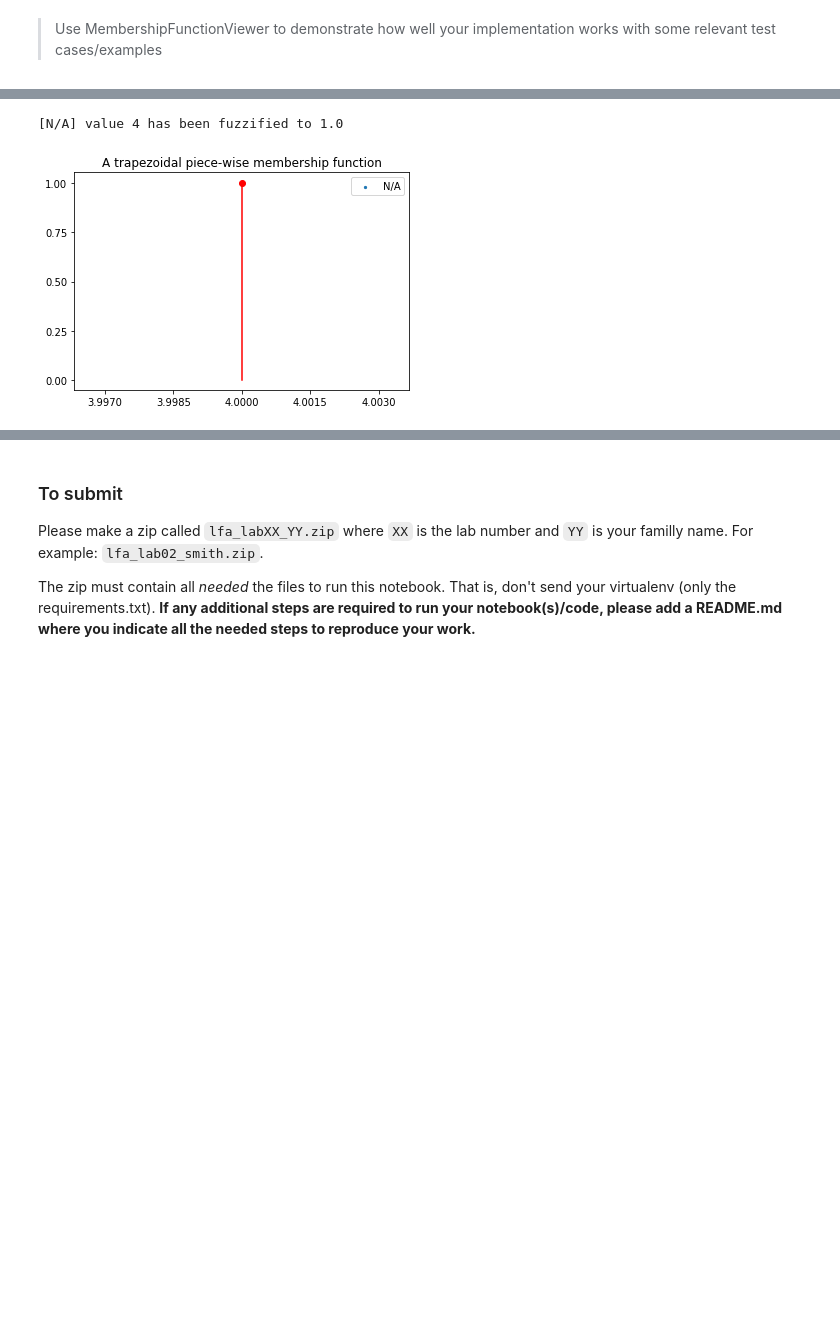
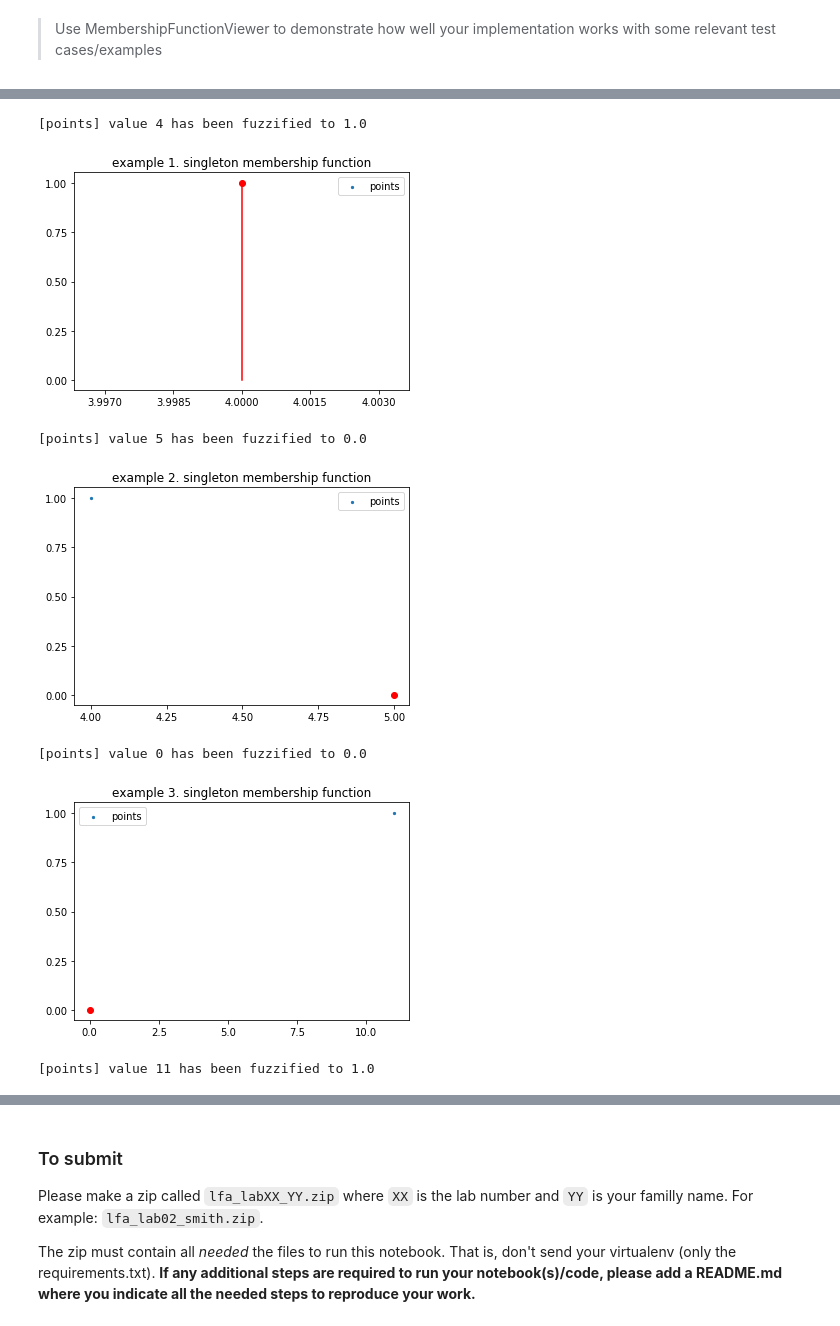
Before and after one commit to Nortalle/LFA_labo_021, a Jupyter notebook: LFA labo 020/membership_functions.ipynb, the cells around one changed output, grey strips where cells are left out. Cells and saved outputs as stored; diff of their text form; code cells hidden in the pictures; blank space fills up the shorter version.

```diff
--- a/LFA labo 020/membership_functions.ipynb
+++ b/LFA labo 020/membership_functions.ipynb
@@ -245,13 +276,44 @@ plt.show()
-# %%
-from fuzzy_systems.core.membership_functions.singleton_mf import SingletonMF
-
-singleton_mf = SingletonMF(4.0)
-fig, ax = plt.subplots()
-ax.set_title("A trapezoidal piece-wise membership function")
-mfv = MembershipFunctionViewer(singleton_mf, ax=ax, label="N/A")
-mfv.fuzzify(4)
-plt.legend()
-plt.show()
-# %% [output]
-[N/A] value 4 has been fuzzified to 1.0
-[figure, removed]
+# %%
+from fuzzy_systems.core.membership_functions.singleton_mf import SingletonMF
+
+singleton_mf = SingletonMF(4)
+
+fig, ax = plt.subplots()
+ax.set_title("example 1. singleton membership function")
+mfv = MembershipFunctionViewer(singleton_mf, ax=ax, label="points")
+mfv.fuzzify(4)
+plt.legend()
+plt.show()
+
+
+fig, ax = plt.subplots()
+ax.set_title("example 2. singleton membership function")
+mfv = MembershipFunctionViewer(singleton_mf, ax=ax, label="points")
+mfv.fuzzify(5)
+plt.legend()
+plt.show()
+
+singleton_mf = SingletonMF(11)
+
+fig, ax = plt.subplots()
+ax.set_title("example 3. singleton membership function")
+mfv = MembershipFunctionViewer(singleton_mf, ax=ax, label="points")
+mfv.fuzzify(0)
+plt.legend()
+plt.show()
+
+
+fig, ax = plt.subplots()
+ax.set_title("example 4. singleton membership function")
+mfv = MembershipFunctionViewer(singleton_mf, ax=ax, label="points")
+mfv.fuzzify(11)
+plt.legend()
+plt.show()
+# %% [output]
+[points] value 4 has been fuzzified to 1.0
+[figure, added]
+[points] value 5 has been fuzzified to 0.0
+[figure, added]
+[points] value 0 has been fuzzified to 0.0
+[figure, added]
+[points] value 11 has been fuzzified to 1.0
```
Also changed, not shown: parts of 5 cells of this notebook, 3 other files.
